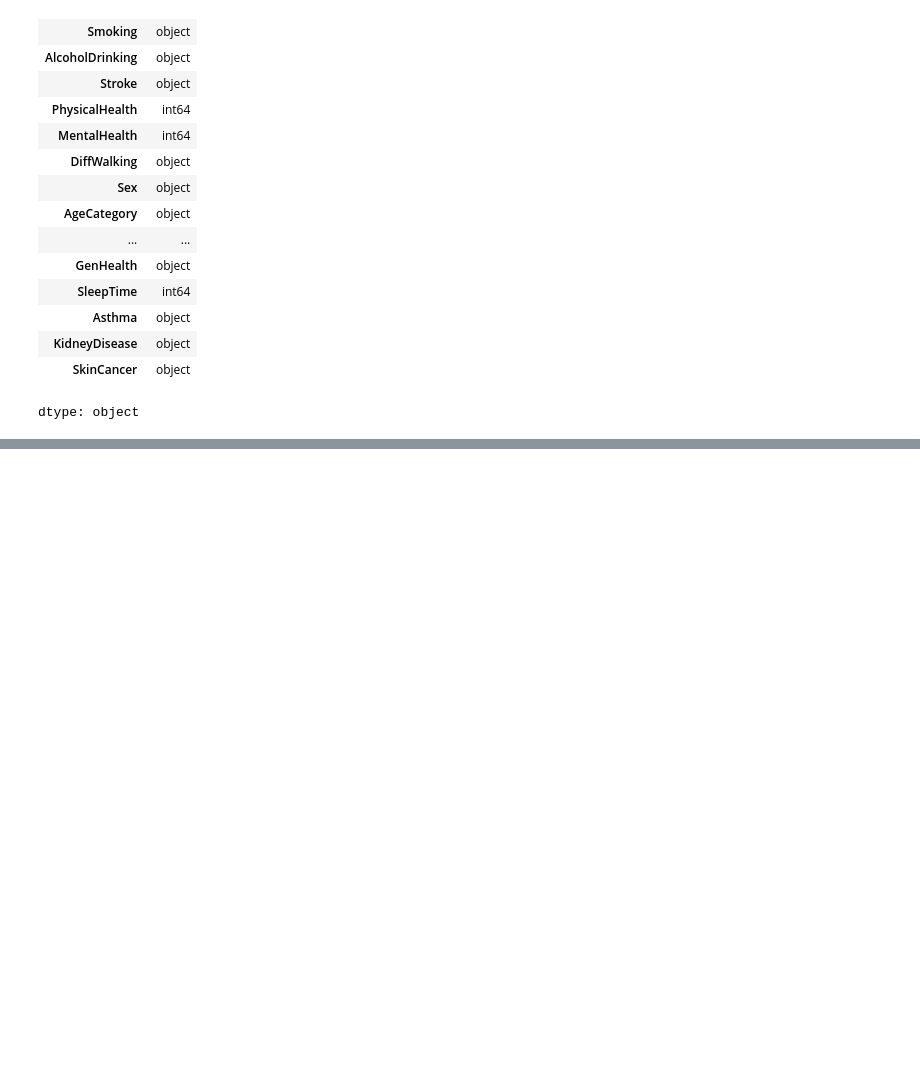
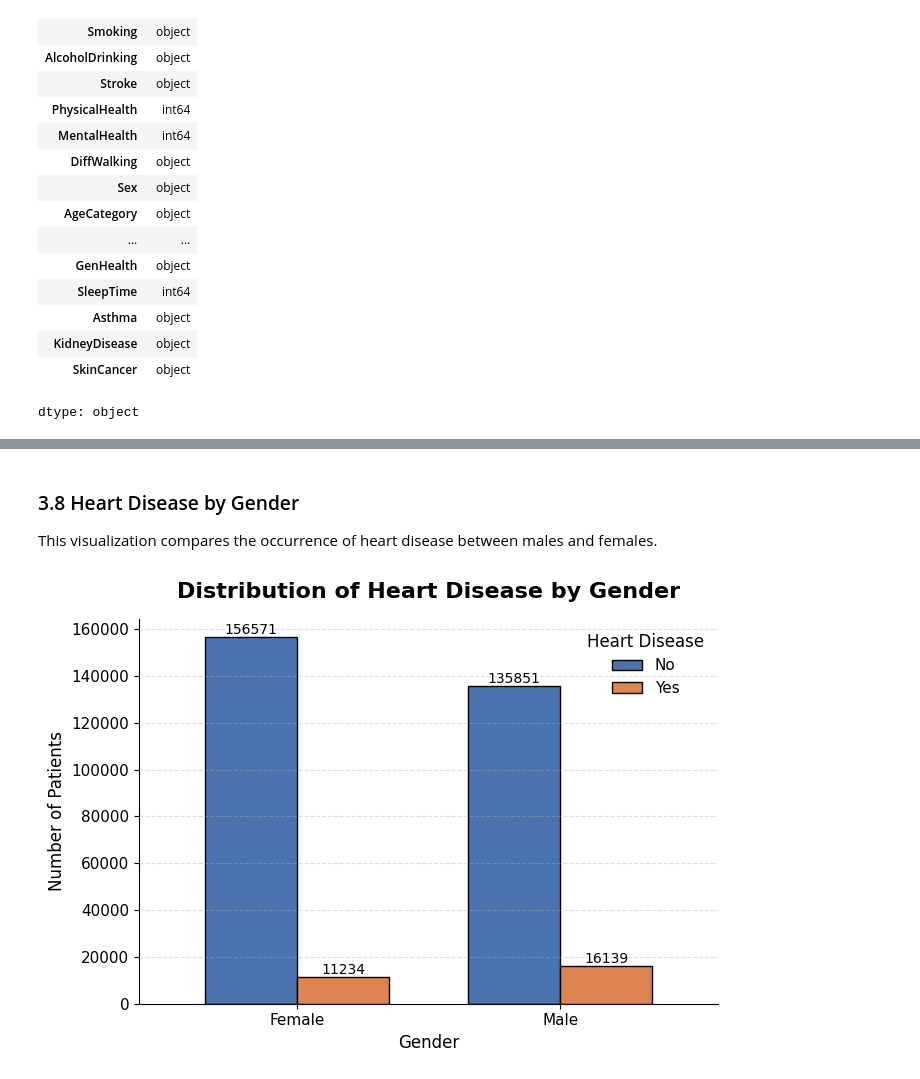
Before and after one commit to Clinton1029/Heart_prediction1, a Jupyter notebook: Heart_prediction.ipynb, the cells around one changed output, grey strips where cells are left out. Drawn from its saved outputs; the diff is of its cells as text; code cells hidden in the pictures; blank space fills up the shorter version.

```diff
--- a/Heart_prediction.ipynb
+++ b/Heart_prediction.ipynb
@@ -170,0 +252,57 @@ dtype: object
+# %% [markdown]
+### 3.8  Heart Disease by Gender
+
+This visualization compares the occurrence of heart disease between males and females.
+# %%
+# Heart Disease by Gender
+
+ax = pd.crosstab(
+    df["Sex"],
+    df["HeartDisease"]
+).plot(
+    kind="bar",
+    figsize=(7, 5),
+    color=["#4C72B0", "#DD8452"],
+    edgecolor="black",
+    width=0.7
+)
+
+# Title and labels
+plt.title(
+    "Distribution of Heart Disease by Gender",
+    fontsize=16,
+    fontweight="bold",
+    pad=15
+)
+
+plt.xlabel("Gender", fontsize=12)
+plt.ylabel("Number of Patients", fontsize=12)
+
+# Improve ticks
+plt.xticks(rotation=0, fontsize=11)
+plt.yticks(fontsize=11)
+
+# Legend
+plt.legend(
+    title="Heart Disease",
+    labels=["No", "Yes"],
+    fontsize=11,
+    title_fontsize=12,
+    frameon=False
+)
+
+# Add count labels on bars
+for container in ax.containers:
+    ax.bar_label(container, fontsize=10)
+
+# Gridlines
+plt.grid(axis='y', linestyle='--', alpha=0.4)
+
+# Remove unnecessary borders
+ax.spines['top'].set_visible(False)
+ax.spines['right'].set_visible(False)
+
+plt.tight_layout()
+plt.show()
+# %% [output]
+[figure, added]
```
Also changed, not shown: parts of 28 cells of this notebook.
